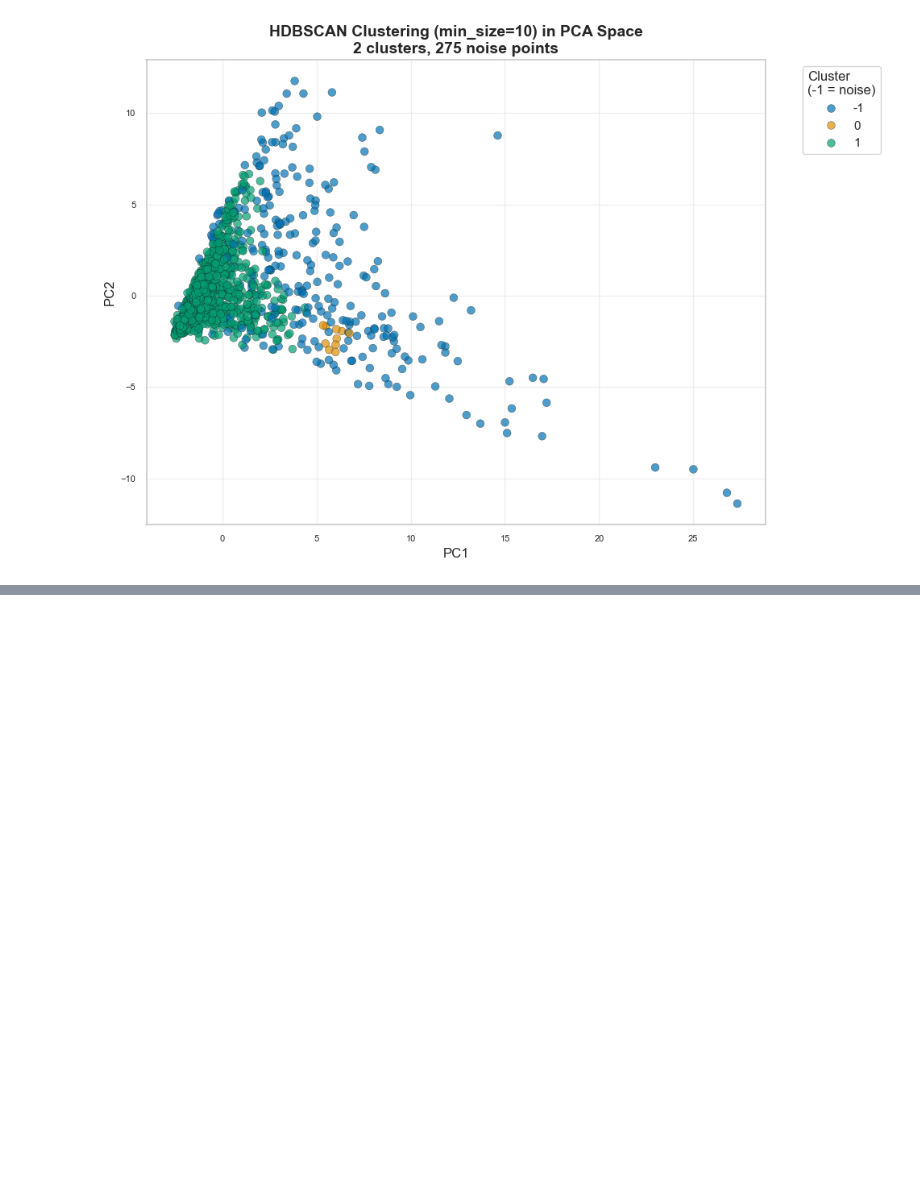
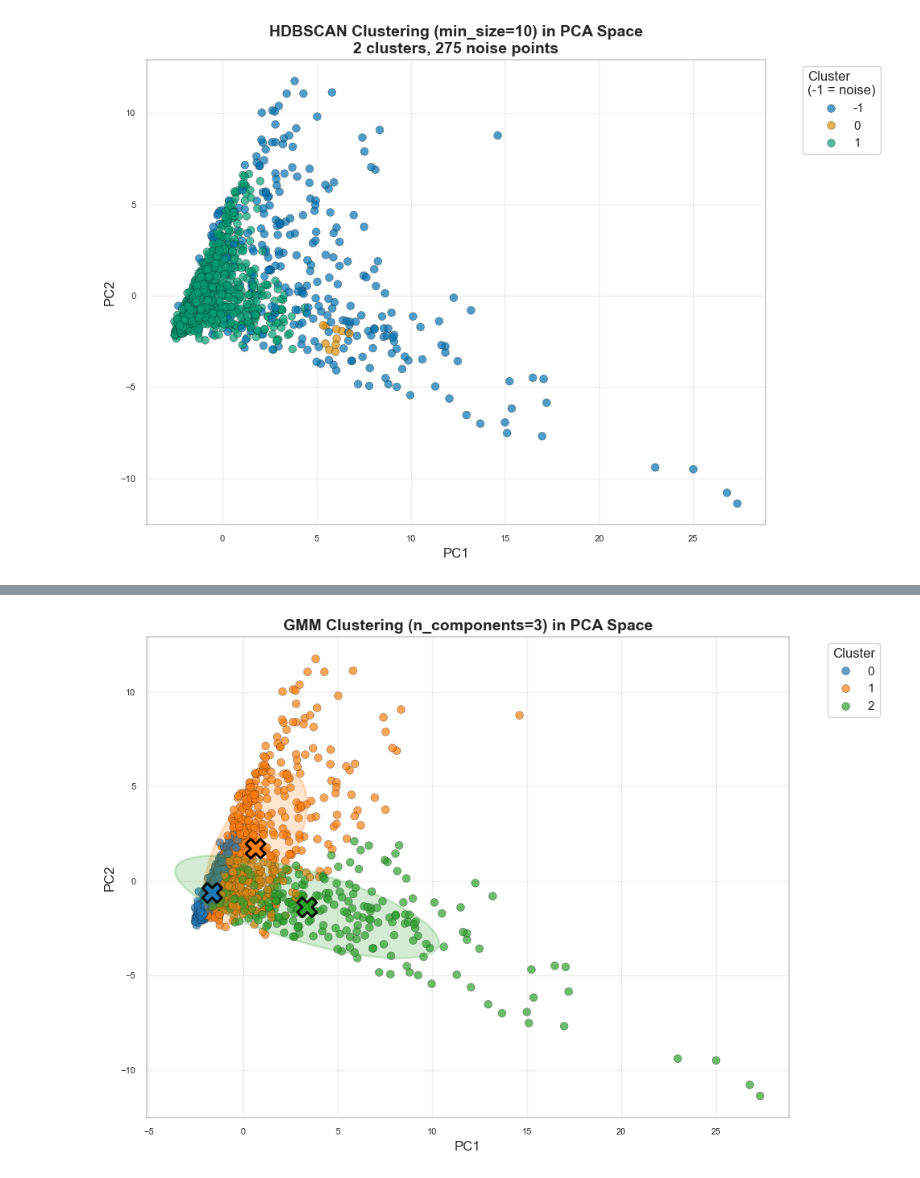
Before and after one commit to hiimnhan/scc451, a Jupyter notebook: task1.ipynb, the cells around one changed output, grey strips where cells are left out. Cells and saved outputs as stored; diff of their text form; code cells hidden in the pictures; blank space fills up the shorter version.

```diff
--- a/task1.ipynb
+++ b/task1.ipynb
@@ -553,0 +569,61 @@ Key Differences:
+# %%
+# Visualize best GMM clustering result
+from matplotlib.patches import Ellipse
+import matplotlib.transforms as transforms
+
+pca_plot_df = pca_df.copy()
+pca_plot_df['cluster'] = best_gmm_labels
+
+plt.figure(figsize=(10, 7))
+ax = plt.gca()
+
+# Create color palette
+palette = sns.color_palette("tab10", best_n_comp)
+cluster_palette = {cluster: palette[i % len(palette)] for i, cluster in enumerate(np.unique(best_gmm_labels))}
+
+# Plot data points
+sns.scatterplot(
+    data=pca_plot_df,
+    x="PC1", y="PC2",
+    hue="cluster",
+    palette=cluster_palette,
+    s=50, alpha=0.7, edgecolor="k", linewidth=0.3,
+    ax=ax
+)
+
+# Plot Gaussian ellipses for each component
+gmm_model = best_gmm_model[0]
+for i in range(best_n_comp):
+    mean = gmm_model.means_[i, :2]
+    covar = gmm_model.covariances_[i, :2, :2]
+
+    # Calculate eigenvalues and eigenvectors for the covariance matrix
+    v, w = np.linalg.eigh(covar)
+    v = 2.0 * np.sqrt(2.0) * np.sqrt(v)  # 95% confidence interval
+    u = w[0] / np.linalg.norm(w[0])
+
+    # Calculate angle
+    angle = np.arctan(u[1] / u[0])
+    angle = 180.0 * angle / np.pi
+
+    # Create and add ellipse
+    color = cluster_palette.get(i, palette[i % len(palette)])
+    ell = Ellipse(mean, v[0], v[1], angle=180.0 + angle,
+                  color=color, alpha=0.2, linewidth=2, fill=True)
+    ax.add_patch(ell)
+
+    # Plot means
+    ax.scatter(mean[0], mean[1], marker='X', c=[color], s=300,
+              edgecolor='black', linewidth=2, zorder=10)
+
+plt.title(f"GMM Clustering (n_components={best_n_comp}) in PCA Space",
+         fontsize=14, fontweight='bold')
+plt.xlabel("PC1", fontsize=12)
+plt.ylabel("PC2", fontsize=12)
+plt.legend(title="Cluster", bbox_to_anchor=(1.05, 1), loc="upper left")
+plt.grid(True, alpha=0.3)
+plt.tight_layout()
+plt.savefig('gmm_clustering_visualization.png', dpi=300, bbox_inches='tight')
+plt.show()
+# %% [output]
+[figure, added]
```
Also changed, not shown: parts of 8 cells of this notebook, 8 other files.
